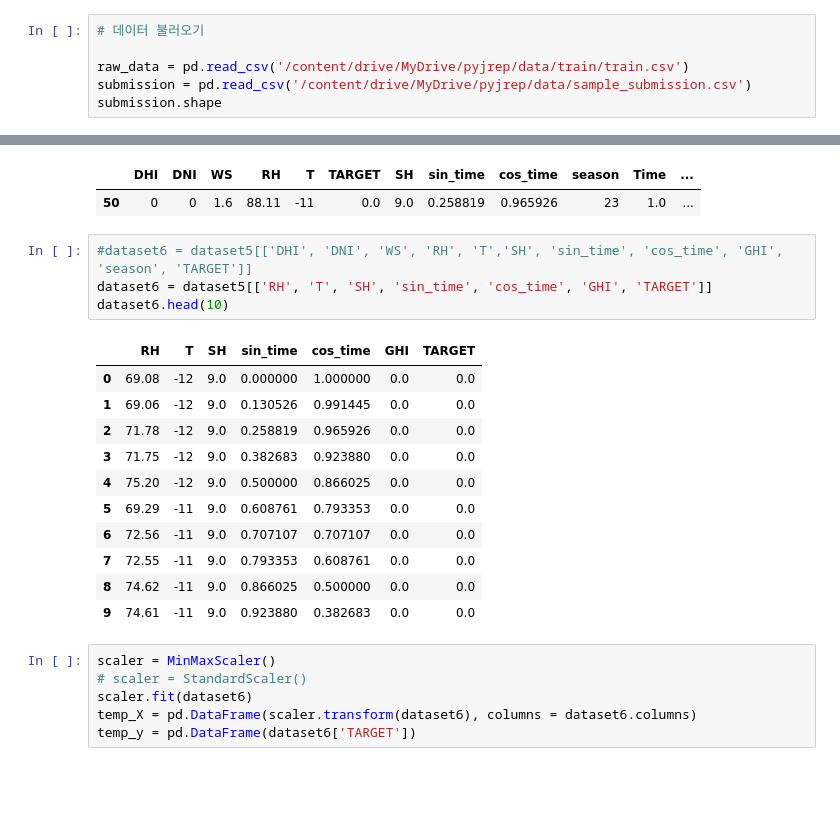
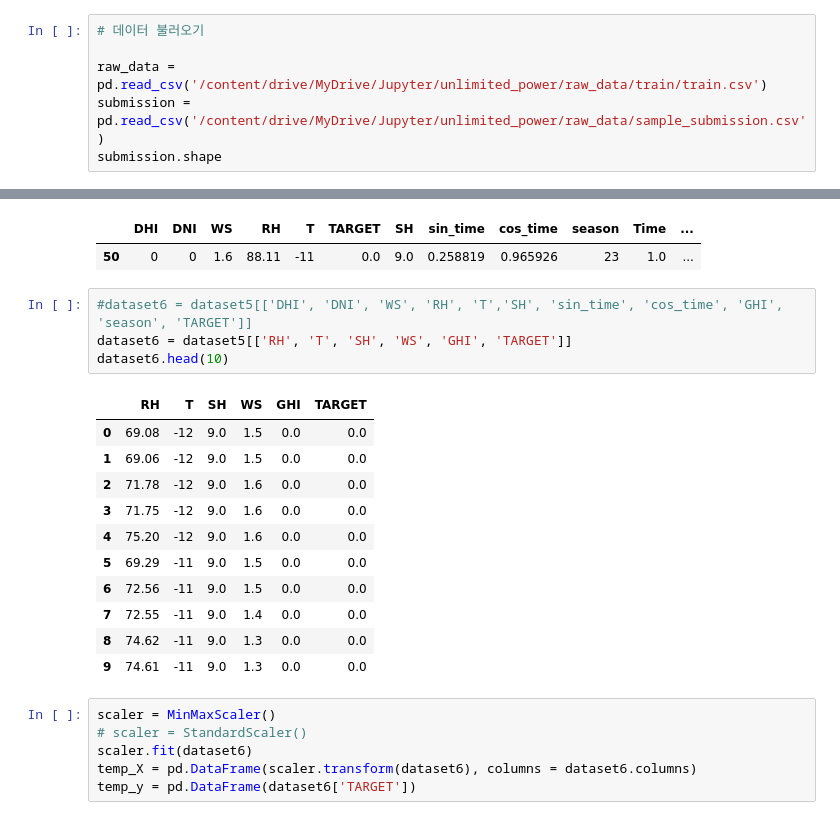
Before and after one commit to marvelous-koala/unlimited_power, a Jupyter notebook: LGBM/FINAL_Params1.ipynb, the cells around one changed output, grey strips where cells are left out. Saved outputs shown, nothing was run; the diff lists cells and outputs as text; blank space fills up the shorter version.

```diff
--- a/LGBM/FINAL_Params1.ipynb
+++ b/LGBM/FINAL_Params1.ipynb
@@ -82,8 +82,8 @@ n_obs = n_days * n_features # 7일 예측 기준으로 7(일 수) * 48(틱 수)
 # %%
 # 데이터 불러오기
 
-raw_data = pd.read_csv('/content/drive/MyDrive/pyjrep/data/train/train.csv')
-submission = pd.read_csv('/content/drive/MyDrive/pyjrep/data/sample_submission.csv')
+raw_data = pd.read_csv('/content/drive/MyDrive/Jupyter/unlimited_power/raw_data/train/train.csv')
+submission = pd.read_csv('/content/drive/MyDrive/Jupyter/unlimited_power/raw_data/sample_submission.csv')
 submission.shape
 # %% [output]
 (7776, 10)
@@ -321,20 +321,20 @@ dataset5.iloc[50:51,:]
 | 50 | 0 | 0 | 1.6 | 88.11 | -11 | 0.0 | 9.0 | 0.258819 | 0.965926 | 23 | 1.0 | ... |
 # %%
 #dataset6 = dataset5[['DHI', 'DNI', 'WS', 'RH', 'T','SH', 'sin_time', 'cos_time', 'GHI', 'season', 'TARGET']]
-dataset6 = dataset5[['RH', 'T', 'SH', 'sin_time', 'cos_time', 'GHI', 'TARGET']]
+dataset6 = dataset5[['RH', 'T', 'SH', 'WS', 'GHI', 'TARGET']]
 dataset6.head(10)
 # %% [output]
-|  | RH | T | SH | sin_time | cos_time | GHI | TARGET |
-| 0 | 69.08 | -12 | 9.0 | 0.000000 | 1.000000 | 0.0 | 0.0 |
-| 1 | 69.06 | -12 | 9.0 | 0.130526 | 0.991445 | 0.0 | 0.0 |
-| 2 | 71.78 | -12 | 9.0 | 0.258819 | 0.965926 | 0.0 | 0.0 |
-| 3 | 71.75 | -12 | 9.0 | 0.382683 | 0.923880 | 0.0 | 0.0 |
-| 4 | 75.20 | -12 | 9.0 | 0.500000 | 0.866025 | 0.0 | 0.0 |
-| 5 | 69.29 | -11 | 9.0 | 0.608761 | 0.793353 | 0.0 | 0.0 |
-| 6 | 72.56 | -11 | 9.0 | 0.707107 | 0.707107 | 0.0 | 0.0 |
-| 7 | 72.55 | -11 | 9.0 | 0.793353 | 0.608761 | 0.0 | 0.0 |
-| 8 | 74.62 | -11 | 9.0 | 0.866025 | 0.500000 | 0.0 | 0.0 |
-| 9 | 74.61 | -11 | 9.0 | 0.923880 | 0.382683 | 0.0 | 0.0 |
+|  | RH | T | SH | WS | GHI | TARGET |
+| 0 | 69.08 | -12 | 9.0 | 1.5 | 0.0 | 0.0 |
+| 1 | 69.06 | -12 | 9.0 | 1.5 | 0.0 | 0.0 |
+| 2 | 71.78 | -12 | 9.0 | 1.6 | 0.0 | 0.0 |
+| 3 | 71.75 | -12 | 9.0 | 1.6 | 0.0 | 0.0 |
+| 4 | 75.20 | -12 | 9.0 | 1.6 | 0.0 | 0.0 |
+| 5 | 69.29 | -11 | 9.0 | 1.5 | 0.0 | 0.0 |
+| 6 | 72.56 | -11 | 9.0 | 1.5 | 0.0 | 0.0 |
+| 7 | 72.55 | -11 | 9.0 | 1.4 | 0.0 | 0.0 |
+| 8 | 74.62 | -11 | 9.0 | 1.3 | 0.0 | 0.0 |
+| 9 | 74.61 | -11 | 9.0 | 1.3 | 0.0 | 0.0 |
 # %%
 scaler = MinMaxScaler()
 # scaler = StandardScaler()
```
Also changed, not shown: parts of 17 cells of this notebook, 2 other files.
